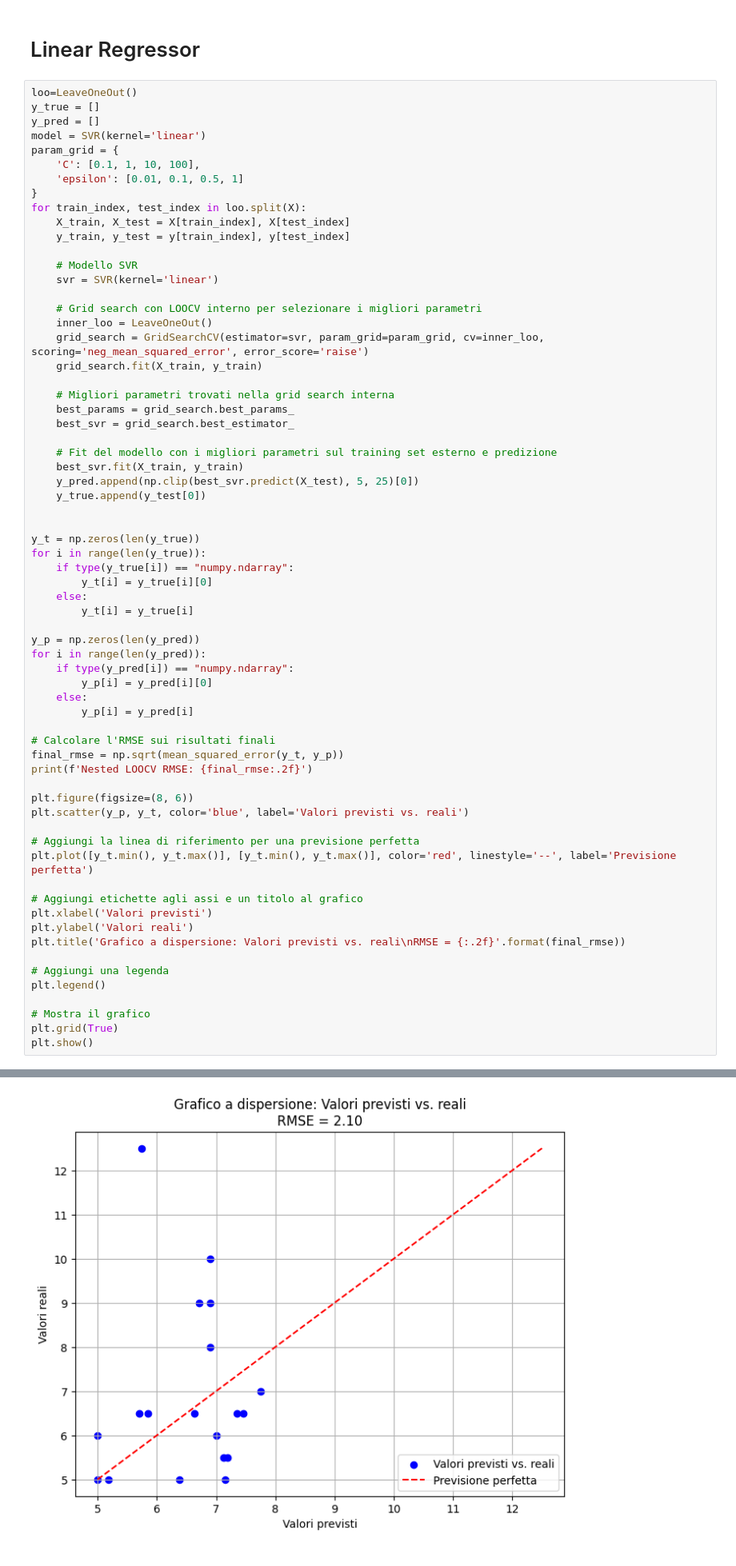
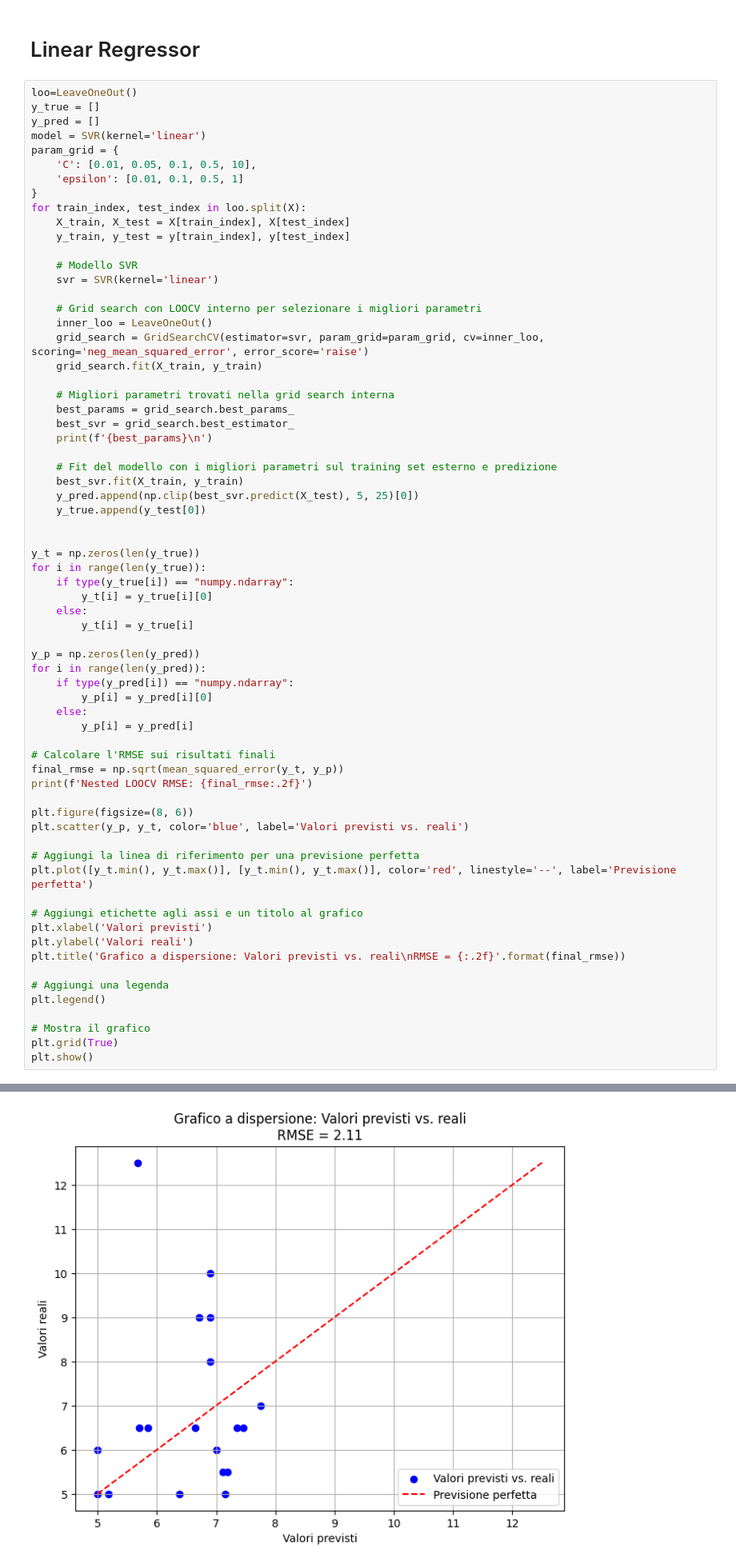
Before and after one commit to GiuseppeCurrao/Extraction-of-vocal-feature-for-ALS-speech-score-regression, a Jupyter notebook: Code/Regressor_PA.ipynb, the cells around one changed output, grey strips where cells are left out. Shown at 80% size. Saved outputs shown, nothing was run; the diff lists cells and outputs as text.

```diff
--- a/Code/Regressor_PA.ipynb
+++ b/Code/Regressor_PA.ipynb
@@ -48,7 +40,7 @@ y_true = []
 y_pred = []
 model = SVR(kernel='linear')
 param_grid = {
-    'C': [0.1, 1, 10, 100],
+    'C': [0.01, 0.05, 0.1, 0.5, 10],
     'epsilon': [0.01, 0.1, 0.5, 1]
 }
 for train_index, test_index in loo.split(X):
@@ -66,6 +58,7 @@ for train_index, test_index in loo.split(X):
     # Migliori parametri trovati nella grid search interna
     best_params = grid_search.best_params_
     best_svr = grid_search.best_estimator_
+    print(f'{best_params}\n')
 
     # Fit del modello con i migliori parametri sul training set esterno e predizione
     best_svr.fit(X_train, y_train)
@@ -113,4 +122,4 @@ Nested LOOCV RMSE: 2.10
-[figure, old version]
+[figure, new version]
 # %% [markdown]
 # Sigmoidal regressor
 # %%
```
Also changed, not shown: parts of 16 cells of this notebook.
